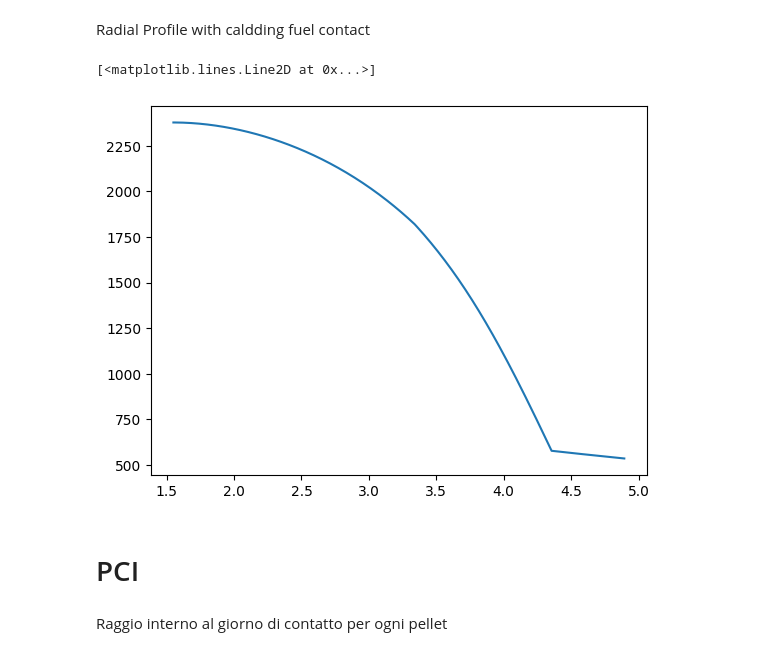
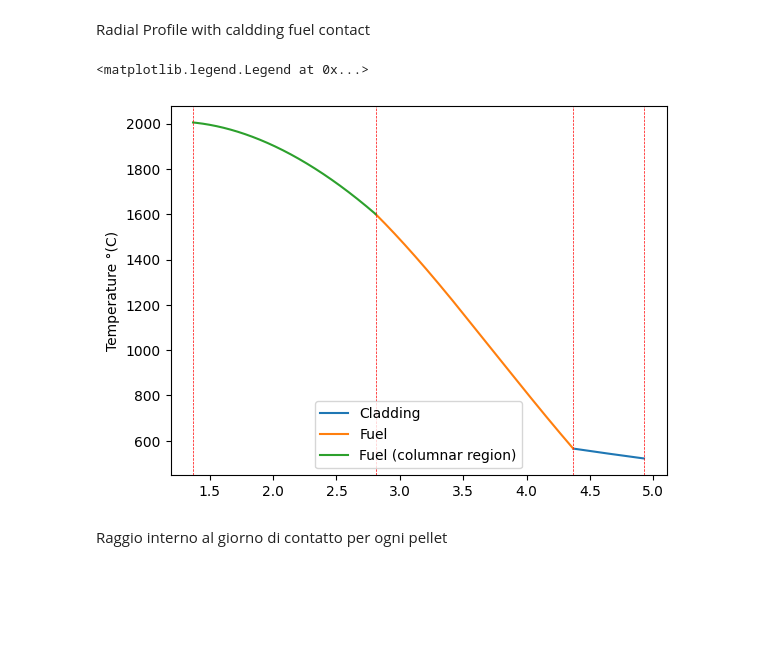
Before and after one commit to Andrea1999Broglia/ASTRID-reactor-fuel-pin-design, a Jupyter notebook: Reactor model.ipynb, the cells around one changed output. Cells and saved outputs as stored; diff of their text form; code cells hidden in the pictures; blank space fills up the shorter version.

```diff
--- a/Reactor model.ipynb
+++ b/Reactor model.ipynb
@@ -1409,48 +1393,35 @@ print((T_contact[23]))
 # %% [markdown]
 Radial Profile with caldding fuel contact
-# %%
-#work in progress
-rvals1=np.linspace(Rconew[23], Rci_final[23], int((Rconew[23]-Rci_final[23])*100))
-rvals2=np.linspace(Rci_final[23], Rcol[23], int((Rci_final[23]-Rcol[23])*100))
-rvals3=np.linspace(Rcol[23],Rfi_val[23], int((Rcol[23]-Rfi_val[23])*100))
-dev=0.05
-BUFIMA=1
-por=0.05
-
-def dT_claddingdr(r, T_cladding):
-    def K_cladding(T_cladding):
-        return 13.95+0.01163*T_cladding
-    return -Ppeak*Pf[23]/(2*math.pi*r*K_cladding(T_cladding)/1000)
-
-sol1=integrate.solve_ivp(dT_claddingdr, (rvals1[0],rvals1[-1]), [Tconew[23]], t_eval=rvals1)
-T_c=sol1.y[0]
-
-
-
-def dT_fueldr(r, T_fuel):
-    def K_fuel(T_fuel):
-        return ((76.4*10**(-12)*(T_fuel+273)**3 + 1/(1.528*math.sqrt(dev+0.0093)-0.1055+0.44*BUFIMA+(T_fuel+273)*2.885*10**(-4))))*1.16*((1-por)/(1+2*por))
-    return -Ppeak*Pf[23]*(r**2-Rfi_val[23]**2)/((Rcinew[23]**2-Rfi_val[23]**2)*2*math.pi*r*K_fuel(T_fuel)/1000)
-
-
-
-sol2=integrate.solve_ivp(dT_fueldr, (rvals2[0],rvals2[-1]), [T_c[-1]], t_eval=rvals2)
-
-T_f1=sol2.y[0]
-
-dev=0.05
-por=0
-sol3=integrate.solve_ivp(dT_fueldr, (rvals3[0],rvals3[-1]), [T_f1[-1]], t_eval=rvals3)
-T_f2=sol3.y[0]
-
-rvals=np.concatenate((rvals1,rvals2,rvals3))
-T_profile=np.concatenate((T_c,T_f1,T_f2))
-plt.plot(rvals, T_profile)
-# %% [output]
-[<matplotlib.lines.Line2D at 0x...>]
-[figure, removed]
-# %% [markdown]
-# PCI
+# %%
+node=np.where(Tfi_final==max(Tfi_final))[0][0]
+
+r_cladding_PCI=np.linspace(Rco_final[node],     Rci_final[node],      int((Rco_final[node]-Rci_final[node])*1000))
+r_fuel_PCI=np.linspace(Rfo_final[node],     R_columnar[node],         int((Rfo_final[node]-R_columnar[node])*1000))
+
+cladding_PCI_profile=integrate.solve_ivp(dTdr_cladding, t_span=(r_cladding_PCI[0], r_cladding_PCI[-1]), t_eval=r_cladding_PCI, y0=[Tco_final[node]], args=(q[node],))
+fuel_PCI_profile_external=integrate.solve_ivp(dTdr_fuelMOX, t_span=(r_fuel_PCI[0], r_fuel_PCI[-1]), t_eval=r_fuel_PCI, y0=[cladding_PCI_profile.y[0][-1]], args=(q[node],0, 1-rhof, x_fissile))
+
+r_fuel_PCI=np.delete(r_fuel_PCI, np.where(fuel_PCI_profile_external.y[0]>=1600))
+fuel_PCI_profile_external=integrate.solve_ivp(dTdr_fuelMOX, t_span=(r_fuel_PCI[0], r_fuel_PCI[-1]), t_eval=r_fuel_PCI, y0=[cladding_PCI_profile.y[0][-1]], args=(q[node],0, 1-rhof, x_fissile))
+
+Rfi_PCI=math.sqrt((r_fuel_PCI[-1]**2)-rhof*(r_fuel_PCI[-1]**2-Rfi_hot[node]**2))
+
+
+r_columnar_PCI=np.linspace(r_fuel_PCI[-1],  Rfi_PCI, int((R_columnar[node]-Rfi_final[node])*1000))
+fuel_PCI_profile_columnar=integrate.solve_ivp(dTdr_fuelMOX, t_span=(r_columnar_PCI[0], r_columnar_PCI[-1]), t_eval=r_columnar_PCI, y0=[fuel_PCI_profile_external.y[0][-1]],args=(q[node],0, 0, x_fissile))
+
+plt.plot(cladding_PCI_profile.t, cladding_PCI_profile.y[0], label="Cladding")
+plt.plot(fuel_PCI_profile_external.t, fuel_PCI_profile_external.y[0], label="Fuel")
+plt.plot(fuel_PCI_profile_columnar.t, fuel_PCI_profile_columnar.y[0], label="Fuel (columnar region)")
+plt.axvline(x=r_cladding_PCI[0], color="r", ls="--", linewidth=0.5)
+plt.axvline(x=r_cladding_PCI[-1], color="r", ls="--", linewidth=0.5)
+plt.axvline(x=r_fuel_PCI[-1], color="r", ls="--", linewidth=0.5)
+plt.axvline(x=r_columnar_PCI[-1], color="r", ls="--", linewidth=0.5)
+plt.ylabel("Temperature °(C)")
+plt.legend()
+# %% [output]
+<matplotlib.legend.Legend at 0x...>
+[figure, added]
 # %% [markdown]
 Raggio interno al giorno di contatto per ogni pellet
 # %%
```
Also changed, not shown: parts of 21 cells of this notebook.
